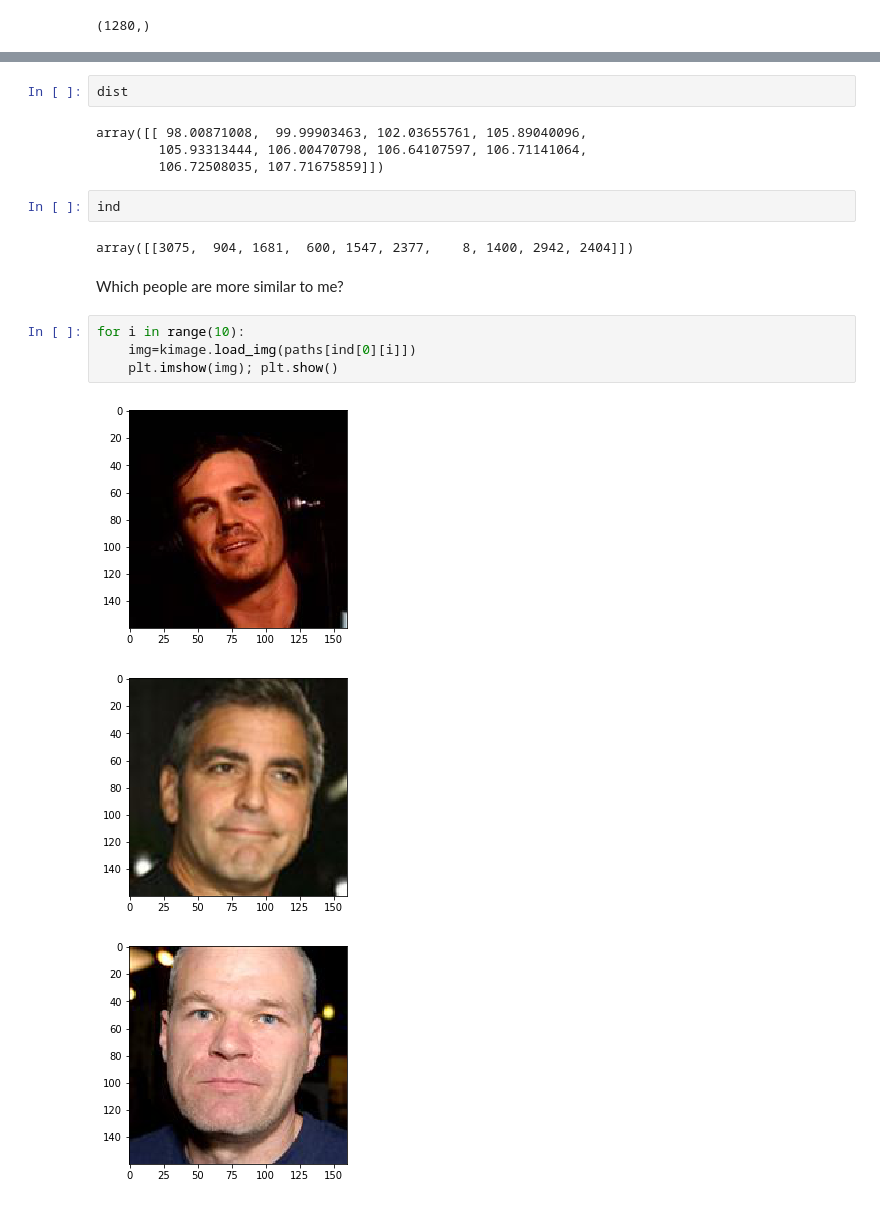
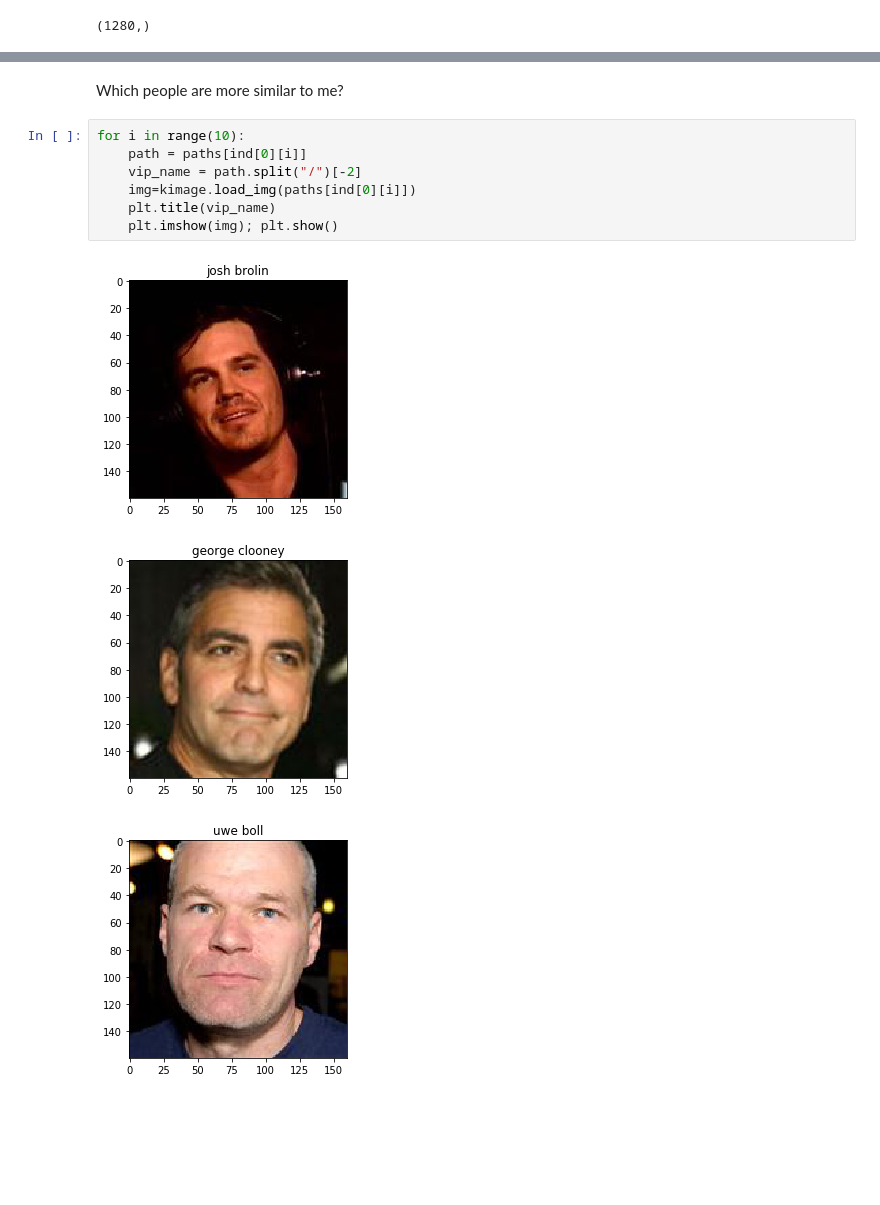
Before and after one commit to GianCarloMilanese/dsim_project, a Jupyter notebook: 3_Image_retrieval.ipynb, the cells around one changed output, grey strips where cells are left out. Drawn from its saved outputs; the diff is of its cells as text; blank space fills up the shorter version.

Commit message:
Add title to top 10 pics

```diff
--- a/3_Image_retrieval.ipynb
+++ b/3_Image_retrieval.ipynb
@@ -120,20 +112,13 @@ dist, ind = tree.query(query_features.reshape(1, -1), k=10)
-# %%
-dist
-# %% [output]
-array([[ 98.00871008,  99.99903463, 102.03655761, 105.89040096,
-        105.93313444, 106.00470798, 106.64107597, 106.71141064,
-        106.72508035, 107.71675859]])
-# %%
-ind
-# %% [output]
-array([[3075,  904, 1681,  600, 1547, 2377,    8, 1400, 2942, 2404]])
 # %% [markdown]
 Which people are more similar to me?
 # %%
 for i in range(10):
+    path = paths[ind[0][i]]
+    vip_name = path.split("/")[-2]
     img=kimage.load_img(paths[ind[0][i]])
+    plt.title(vip_name)
     plt.imshow(img); plt.show()
 # %% [output]
-[figure, old version]
+[figure, new version]
-[figure, old version]
+[figure, new version]
-[figure, old version]
+[figure, new version]
```
Also changed, not shown: parts of 7 cells of this notebook.
